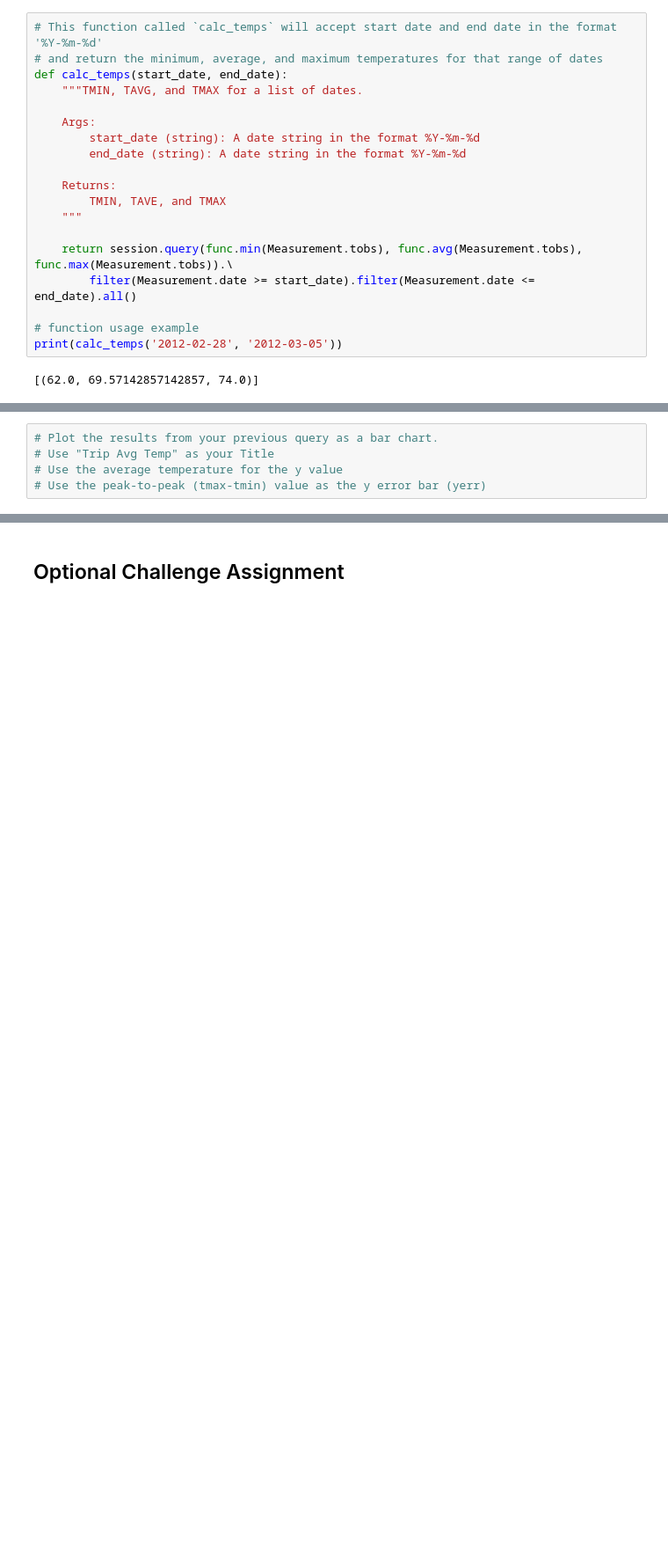
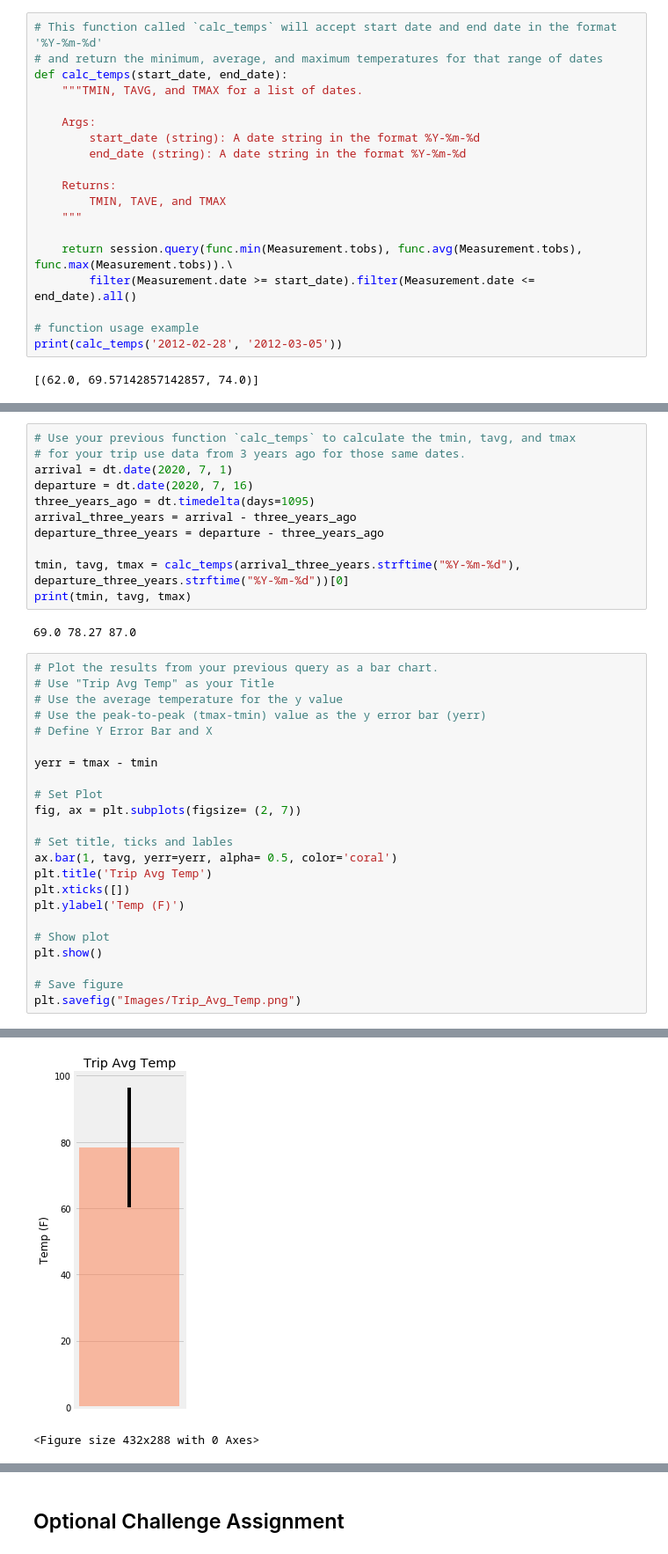
Before and after one commit to camilabcois/BortolozoCois_DataBootCamp_HW, a Jupyter notebook: BortolozoCois_08_SQLAlchemy/climate_starter.ipynb, the cells around one changed output, grey strips where cells are left out. Shown at 88% size. Drawn from its saved outputs; the diff is of its cells as text; blank space fills up the shorter version.

```diff
--- a/BortolozoCois_08_SQLAlchemy/climate_starter.ipynb
+++ b/BortolozoCois_08_SQLAlchemy/climate_starter.ipynb
@@ -111,6 +183,37 @@ print(calc_temps('2012-02-28', '2012-03-05'))
+# %%
+# Use your previous function `calc_temps` to calculate the tmin, tavg, and tmax
+# for your trip use data from 3 years ago for those same dates.
+arrival = dt.date(2020, 7, 1)
+departure = dt.date(2020, 7, 16)
+three_years_ago = dt.timedelta(days=1095)
+arrival_three_years = arrival - three_years_ago
+departure_three_years = departure - three_years_ago
+
+tmin, tavg, tmax = calc_temps(arrival_three_years.strftime("%Y-%m-%d"), departure_three_years.strftime("%Y-%m-%d"))[0]
+print(tmin, tavg, tmax)
+# %% [output]
+69.0 78.27 87.0
 # %%
 # Plot the results from your previous query as a bar chart.
 # Use "Trip Avg Temp" as your Title
 # Use the average temperature for the y value
 # Use the peak-to-peak (tmax-tmin) value as the y error bar (yerr)
+# Define Y Error Bar and X
+
+yerr = tmax - tmin
+
+# Set Plot
+fig, ax = plt.subplots(figsize= (2, 7))
+
+# Set title, ticks and lables
+ax.bar(1, tavg, yerr=yerr, alpha= 0.5, color='coral')
+plt.title('Trip Avg Temp')
+plt.xticks([])
+plt.ylabel('Temp (F)')
+
+# Show plot
+plt.show()
+
+# Save figure
+plt.savefig("Images/Trip_Avg_Temp.png")
 # %% [output]
@@ -119,3 +220,5 @@ print(calc_temps('2012-02-28', '2012-03-05'))
+[figure, added]
+<Figure size 432x288 with 0 Axes>
 # %%
 # Calculate the total amount of rainfall per weather station for your trip dates using the previous year's matching dates.
 # Sort this in descending order by precipitation amount and list the station, name, latitude, longitude, and elevation
```
Also changed, not shown: parts of 17 cells of this notebook, 11 other files.
